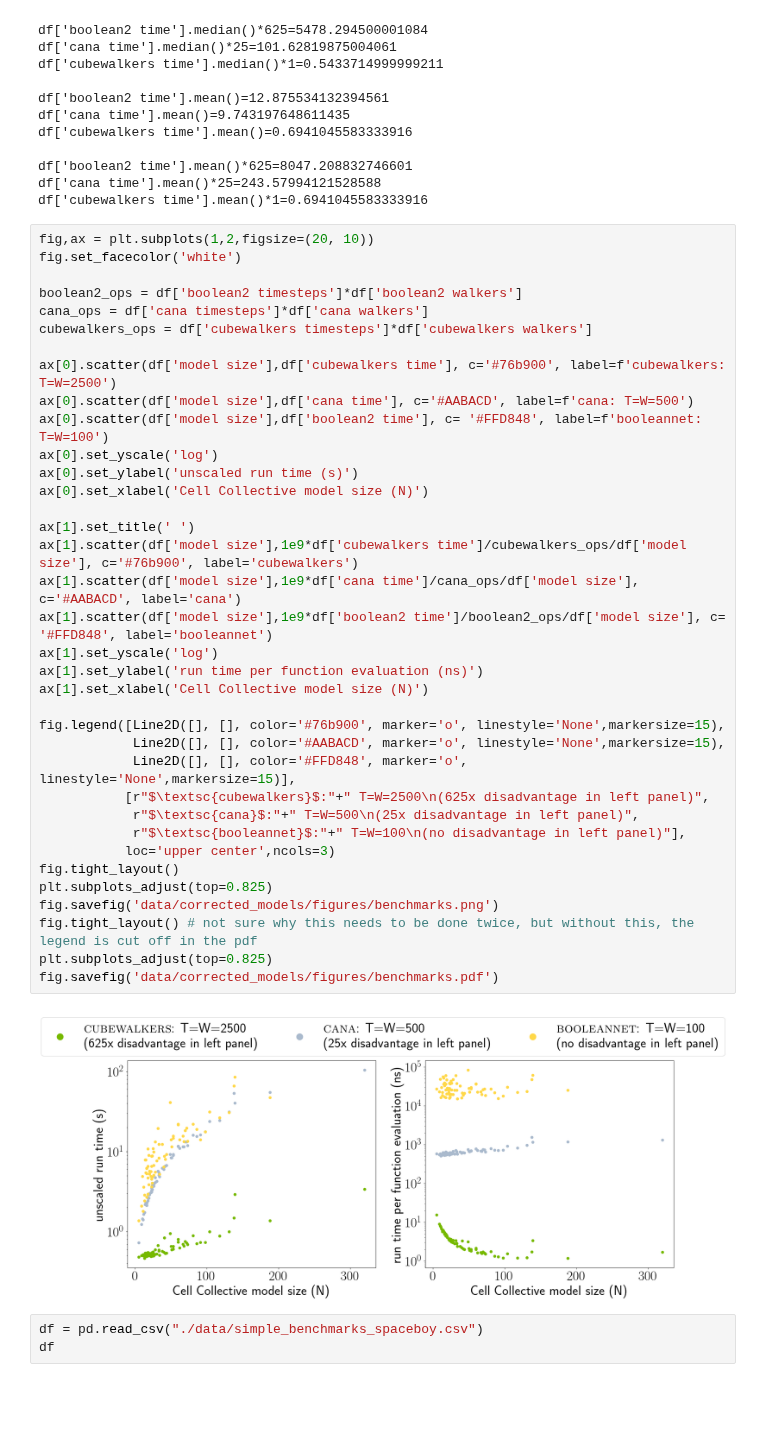
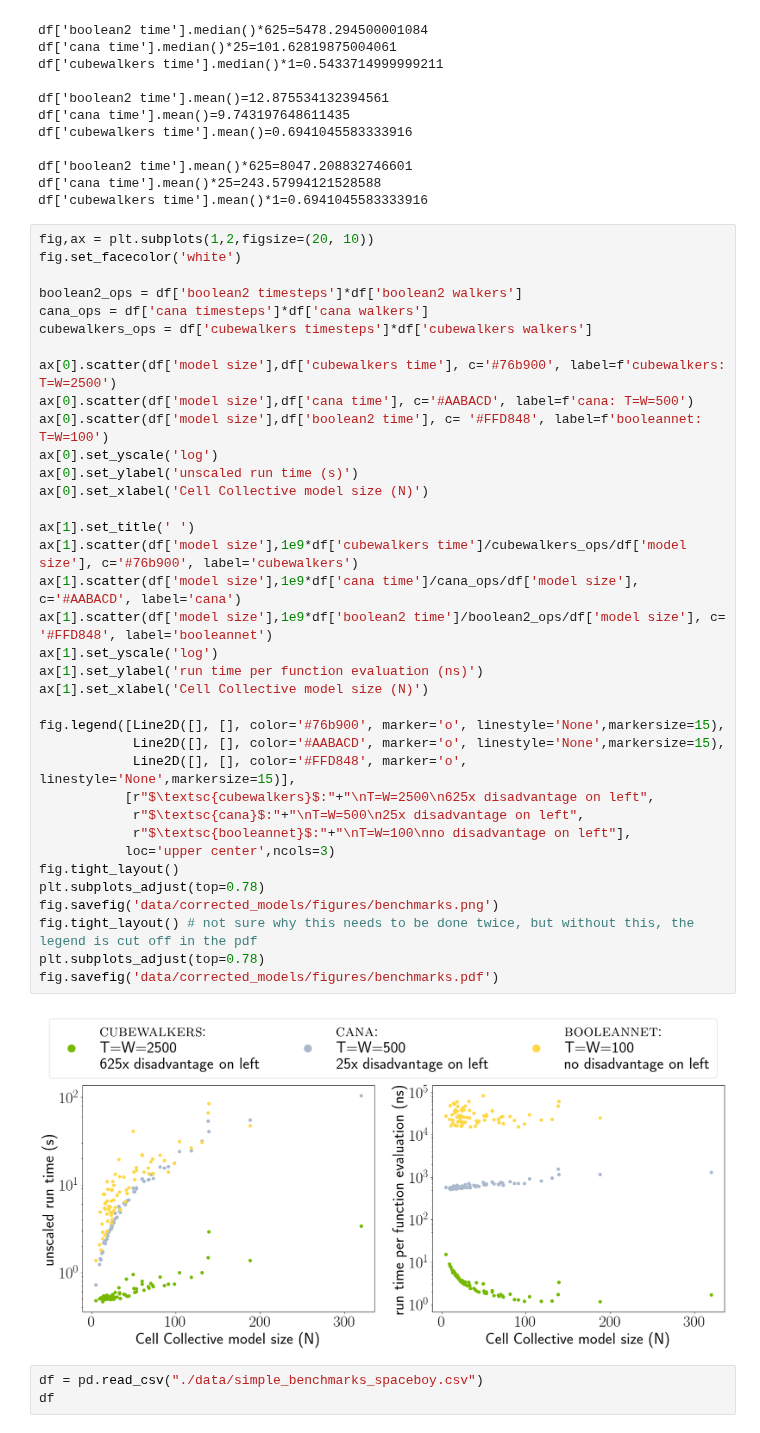
Before and after one commit to kyuhyongpark/cubewalkers-analysis, a Jupyter notebook: simple_benchmark_plots.ipynb, the cells around one changed output. Cells and saved outputs as stored; diff of their text form; blank space fills up the shorter version.

Commit message:
fixed cut-off legend on benchmarks

```diff
--- a/simple_benchmark_plots.ipynb
+++ b/simple_benchmark_plots.ipynb
@@ -72,39 +72,39 @@ fig,ax = plt.subplots(1,2,figsize=(20, 10))
 fig.set_facecolor('white')
 
 boolean2_ops = df['boolean2 timesteps']*df['boolean2 walkers']
 cana_ops = df['cana timesteps']*df['cana walkers']
 cubewalkers_ops = df['cubewalkers timesteps']*df['cubewalkers walkers']
 
 ax[0].scatter(df['model size'],df['cubewalkers time'], c='#76b900', label=f'cubewalkers: T=W=2500')
 ax[0].scatter(df['model size'],df['cana time'], c='#AABACD', label=f'cana: T=W=500')
 ax[0].scatter(df['model size'],df['boolean2 time'], c= '#FFD848', label=f'booleannet: T=W=100')
 ax[0].set_yscale('log')
 ax[0].set_ylabel('unscaled run time (s)')
 ax[0].set_xlabel('Cell Collective model size (N)')
 
 ax[1].set_title(' ')
 ax[1].scatter(df['model size'],1e9*df['cubewalkers time']/cubewalkers_ops/df['model size'], c='#76b900', label='cubewalkers')
 ax[1].scatter(df['model size'],1e9*df['cana time']/cana_ops/df['model size'], c='#AABACD', label='cana')
 ax[1].scatter(df['model size'],1e9*df['boolean2 time']/boolean2_ops/df['model size'], c= '#FFD848', label='booleannet')
 ax[1].set_yscale('log')
 ax[1].set_ylabel('run time per function evaluation (ns)')
 ax[1].set_xlabel('Cell Collective model size (N)')
 
 fig.legend([Line2D([], [], color='#76b900', marker='o', linestyle='None',markersize=15),
             Line2D([], [], color='#AABACD', marker='o', linestyle='None',markersize=15),
             Line2D([], [], color='#FFD848', marker='o', linestyle='None',markersize=15)],
-           [r"$\textsc{cubewalkers}$:"+" T=W=2500\n(625x disadvantage in left panel)",
-            r"$\textsc{cana}$:"+" T=W=500\n(25x disadvantage in left panel)",
-            r"$\textsc{booleannet}$:"+" T=W=100\n(no disadvantage in left panel)"],
+           [r"$\textsc{cubewalkers}$:"+"\nT=W=2500\n625x disadvantage on left",
+            r"$\textsc{cana}$:"+"\nT=W=500\n25x disadvantage on left",
+            r"$\textsc{booleannet}$:"+"\nT=W=100\nno disadvantage on left"],
            loc='upper center',ncols=3)
 fig.tight_layout()
-plt.subplots_adjust(top=0.825)
+plt.subplots_adjust(top=0.78)
 fig.savefig('data/corrected_models/figures/benchmarks.png')
 fig.tight_layout() # not sure why this needs to be done twice, but without this, the legend is cut off in the pdf
-plt.subplots_adjust(top=0.825)
+plt.subplots_adjust(top=0.78)
 fig.savefig('data/corrected_models/figures/benchmarks.pdf')
 # %% [output]
-[figure, old version]
+[figure, new version]
 # %%
 df = pd.read_csv("./data/simple_benchmarks_spaceboy.csv")
 df
```
Also changed, not shown: parts of 1 cell of this notebook, 4 other files.
